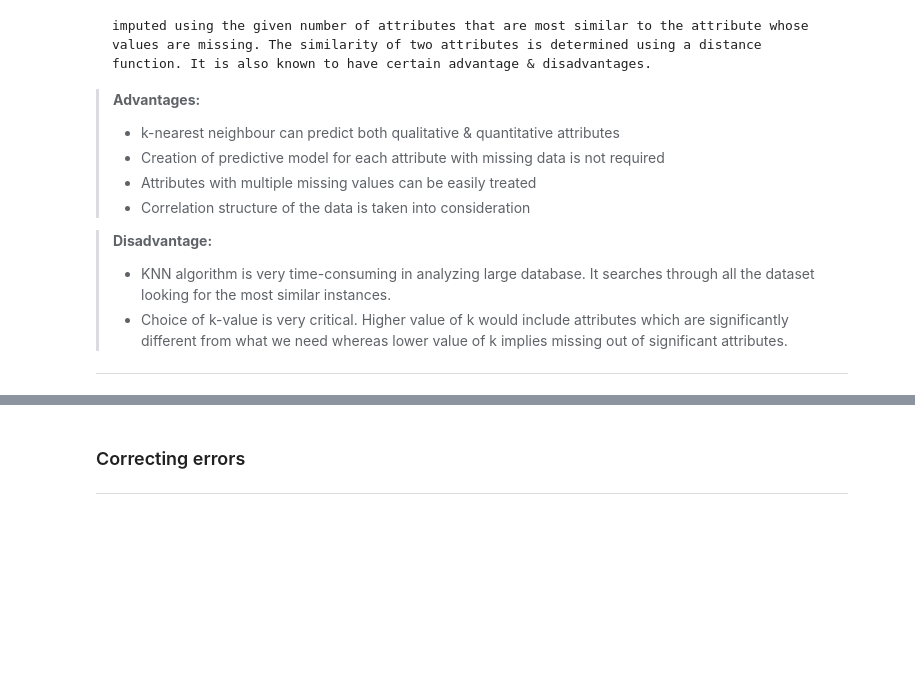
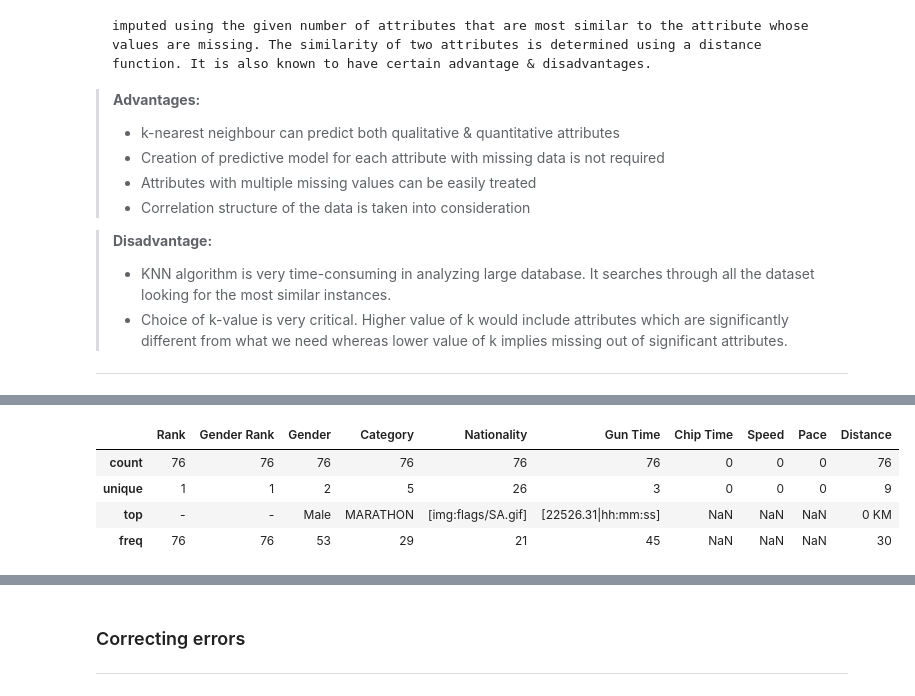
Before and after one commit to arwaalkhathlan/Riyadh-Marathon-EDA-Usecase-1, a Jupyter notebook: 4-EDA explain - usecase1.ipynb, the cells around one changed output, grey strips where cells are left out. Cells and saved outputs as stored; diff of their text form; code cells hidden in the pictures; blank space fills up the shorter version.

```diff
--- a/4-EDA explain - usecase1.ipynb
+++ b/4-EDA explain - usecase1.ipynb
@@ -306,5 +467,11 @@ marathon_df.isnull().sum().sort_values(ascending = False)
 # %%
 # assume they did not attened since no time for chipping
-marathon_df[marathon_df['Chip Time'].isnull()]
+marathon_df[marathon_df['Chip Time'].isnull()].describe()
+# %% [output]
+|  | Rank | Gender Rank | Gender | Category | Nationality | Gun Time | Chip Time | Speed | Pace | Distance |
+| count | 76 | 76 | 76 | 76 | 76 | 76 | 0 | 0 | 0 | 76 |
+| unique | 1 | 1 | 2 | 5 | 26 | 3 | 0 | 0 | 0 | 9 |
+| top | - | - | Male | MARATHON | [img:flags/SA.gif] | [22526.31|hh:mm:ss] | NaN | NaN | NaN | 0 KM |
+| freq | 76 | 76 | 53 | 29 | 21 | 45 | NaN | NaN | NaN | 30 |
 # %%
 marathon_df[marathon_df['Chip Time'].isnull()].isnull().sum()
```
Also changed, not shown: parts of 56 cells of this notebook.
